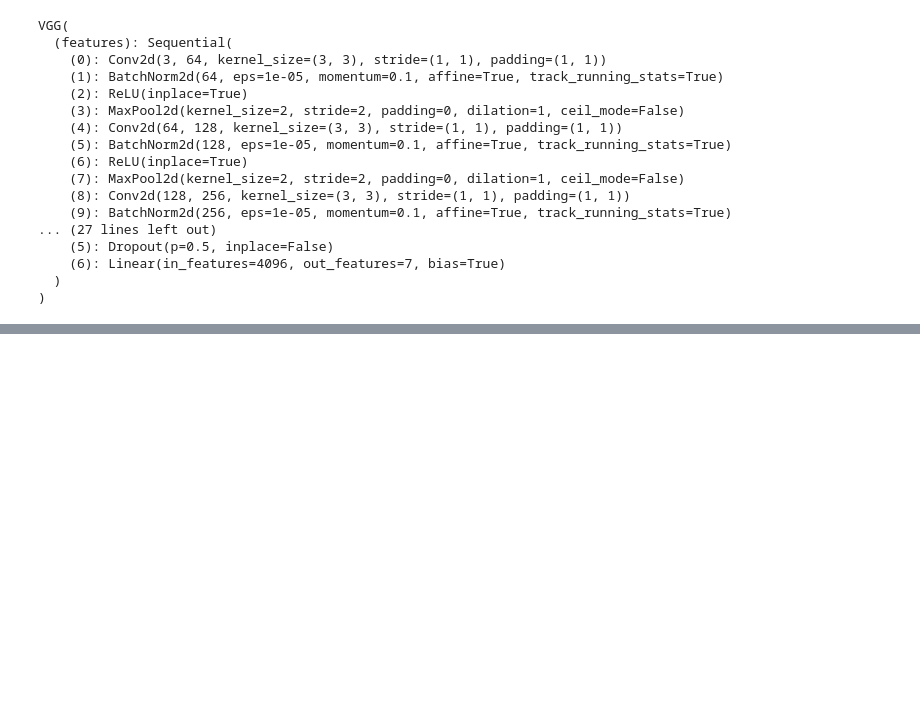
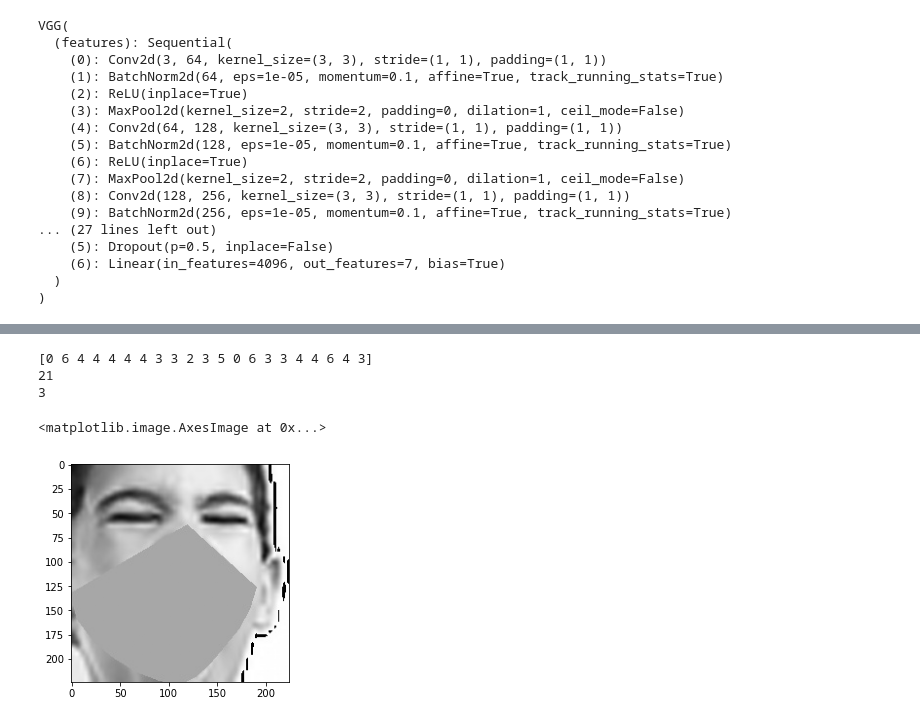
Before and after one commit to rebyu/masked-emotions, a Jupyter notebook: model/model_train.ipynb, the cells around one changed output, grey strips where cells are left out. Saved outputs shown, nothing was run; the diff lists cells and outputs as text; code cells hidden in the pictures; blank space fills up the shorter version.

Commit message:
update model code, update kaggle database formating code

```diff
--- a/model/model_train.ipynb
+++ b/model/model_train.ipynb
@@ -128,0 +72,5 @@ tensor([[0.1746, 0.1444, 0.1248, 0.1989, 0.0705, 0.0713, 0.2154]],
+# %%
+train_batch_size = 10
+valid_batch_size = 10
+learning_rate = 0.001
+num_epochs = 30
@@ -128,0 +116,19 @@ tensor([[0.1746, 0.1444, 0.1248, 0.1989, 0.0705, 0.0713, 0.2154]],
+# %%
+valid_dataset = KaggleDataset('./images/', 'valid', dataset_transforms)
+valid_loader = DataLoader(dataset=valid_dataset, batch_size=valid_batch_size, shuffle=False)
+# %%
+print(valid_dataset.labels)
+print(len(valid_dataset))
+print(len(valid_loader))
+
+test_img, test_label = next(iter(valid_loader))
+test_img = test_img[0]
+test_label = test_label[0]
+
+plt.imshow(test_img.permute(1, 2, 0))
+# %% [output]
+[0 6 4 4 4 4 4 3 3 2 3 5 0 6 3 3 4 4 6 4 3]
+21
+3
+<matplotlib.image.AxesImage at 0x...>
+[figure, added]
```
Also changed, not shown: parts of 11 cells of this notebook, 1 other file.
